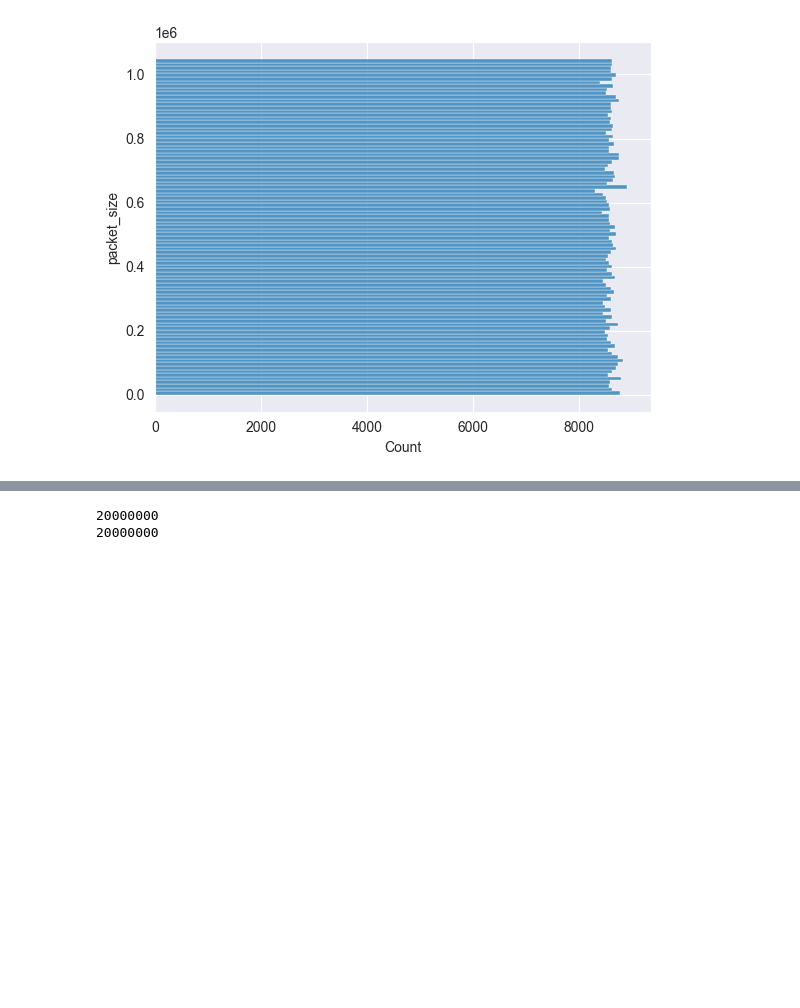
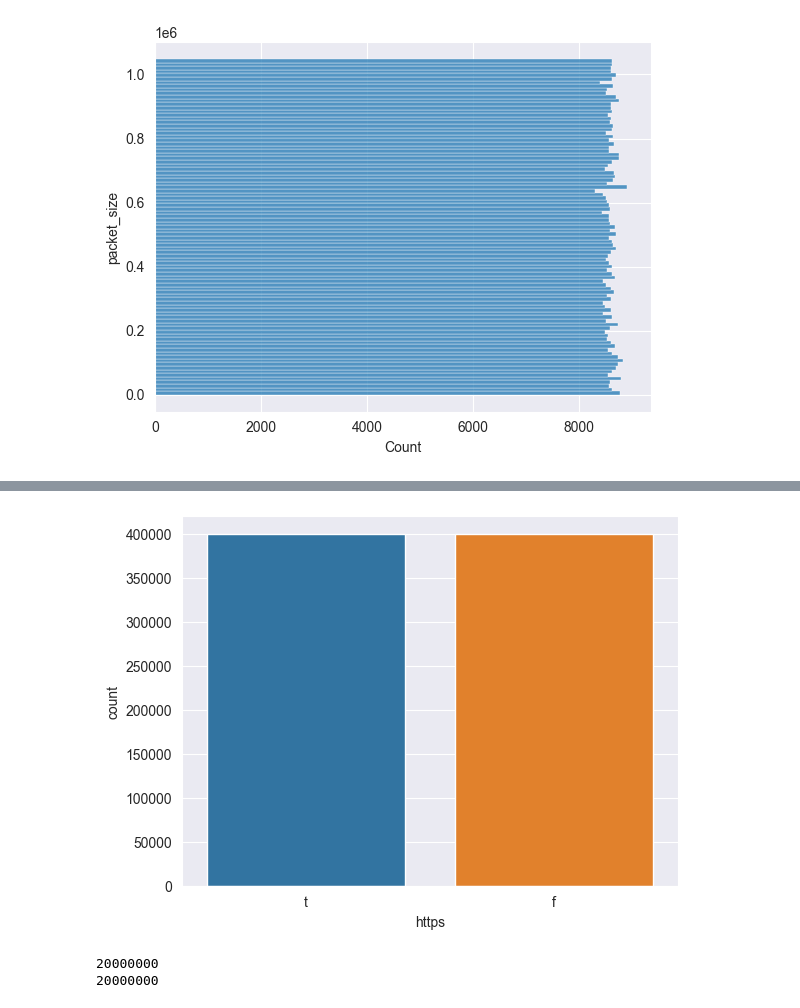
Before and after one commit to hodge-py/Coding_assignments, a Jupyter notebook: Information and Networking Security/CourseProject/malware.ipynb, the cells around one changed output, grey strips where cells are left out. Saved outputs shown, nothing was run; the diff lists cells and outputs as text; code cells hidden in the pictures; blank space fills up the shorter version.

```diff
--- a/Information and Networking Security/CourseProject/malware.ipynb
+++ b/Information and Networking Security/CourseProject/malware.ipynb
@@ -64,3 +69,8 @@ plt.show()
+# %%
+sns.countplot(df, x="https", hue = 'https')
+plt.show()
+# %% [output]
+[figure, added]
 # %%
 df2 = df2.dropna()
 label = LabelEncoder()
```
Also changed, not shown: parts of 1 cell of this notebook, 2 other files.
